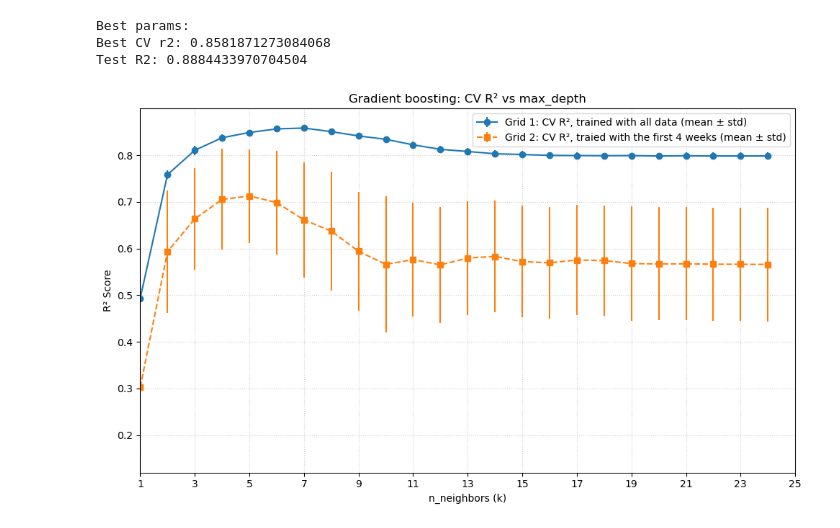
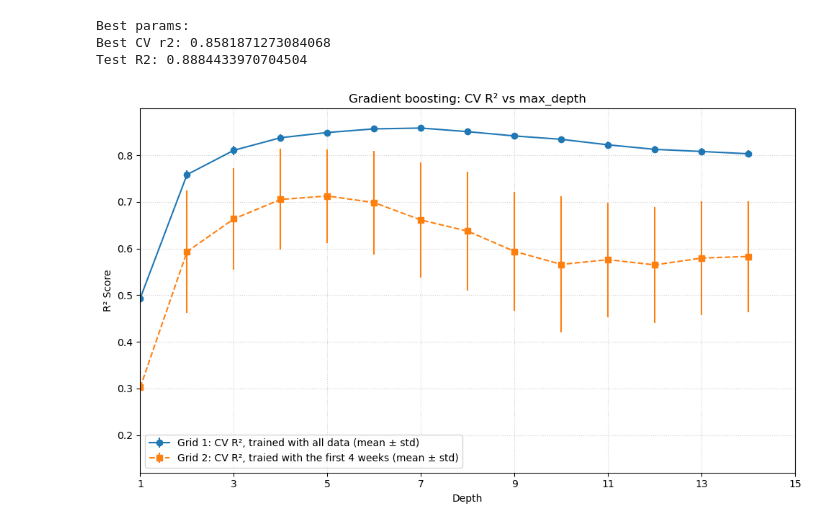
Before and after one commit to xarti55/SANS-IoT_calibration_analysis_and_denoising, a Jupyter notebook: src/graphs/GB_graphs.ipynb, the cells around one changed output. Drawn from its saved outputs; the diff is of its cells as text; code cells hidden in the pictures.

```diff
--- a/src/graphs/GB_graphs.ipynb
+++ b/src/graphs/GB_graphs.ipynb
@@ -10,12 +10,9 @@ from sklearn.metrics import mean_absolute_error, mean_squared_error, r2_score
 %matplotlib inline
 import matplotlib.pyplot as plt
 # %%
-# Reading the dataset
-df = pd.read_csv(
-    "../../data/data_Hw3_new.csv",
-    sep=";",
-    parse_dates=["Date"],
-    date_format=lambda x: pd.to_datetime(x, format="%m/%d/%y %H:%M")
+df = pd.read_excel(
+    "../../data/data_Hw3_new.xlsx",
+    parse_dates=["timestamp"]
 )
-df .head()
+df.head()
 # %% [output]
@@ -36,7 +33,7 @@ y = df .iloc[:, -1]
 # Use a deterministic random state for repeatable experiments
 X_train, X_test, y_train, y_test = train_test_split(X, y, test_size = 0.3, random_state=0)
 # %%
-param_grid = {'max_depth': list(range(1, 25))}
+param_grid = {'max_depth': list(range(1, 15))}
 gbr = ensemble.GradientBoostingRegressor(n_estimators = 500, min_samples_split = 5, learning_rate = 0.01, random_state=0)
 
 grid = GridSearchCV(gbr, param_grid, cv=5, scoring='r2', n_jobs=-1, return_train_score=True)
@@ -63,7 +60,7 @@ X_test  = X.iloc[n_train:]
 y_train = y.iloc[:n_train]
 y_test  = y.iloc[n_train:]
 # %%
-param_grid = {'max_depth': list(range(1, 25))}
+param_grid = {'max_depth': list(range(1, 15))}
 gbr = ensemble.GradientBoostingRegressor(n_estimators = 500, min_samples_split = 5, learning_rate = 0.01, random_state=0)
 
 grid2 = GridSearchCV(gbr, param_grid, cv=5, scoring='r2', n_jobs=-1, return_train_score=True)
@@ -89,34 +86,34 @@ k_vals1 = np.array([int(k) for k in cv1['param_max_depth']])
 mean_test1 = cv1['mean_test_score']
 std_test1  = cv1['std_test_score']
 
 # Extract values for grid 2
 k_vals2 = np.array([int(k) for k in cv2['param_max_depth']])
 mean_test2 = cv2['mean_test_score']
 std_test2  = cv2['std_test_score']
 
 plt.figure(figsize=(10,6))
 
 # Grid 1
 plt.errorbar(
     k_vals1, mean_test1, yerr=std_test1,
     fmt='o-', label='Grid 1: CV R², trained with all data (mean ± std)'
 )
 
 # Grid 2
 plt.errorbar(
     k_vals2, mean_test2, yerr=std_test2,
     fmt='s--', label='Grid 2: CV R², traied with the first 4 weeks (mean ± std)'
 )
 
 plt.title("Gradient boosting: CV R² vs max_depth")
-plt.xlabel("n_neighbors (k)")
+plt.xlabel("Depth")
 plt.ylabel("R² Score")
 plt.grid(True, linestyle=':', alpha=0.6)
-plt.xticks(np.arange(1, 26, 2))
-plt.xlim(1, 25)
+plt.xticks(np.arange(1, 16, 2))
+plt.xlim(1, 15)
 plt.legend()
 plt.tight_layout()
 plt.savefig("GB_R2_graph.png", dpi=300)
 plt.show()
 # %% [output]
-[figure, old version]
+[figure, new version]
```
Also changed, not shown: parts of 1 cell of this notebook, 2 other files.
